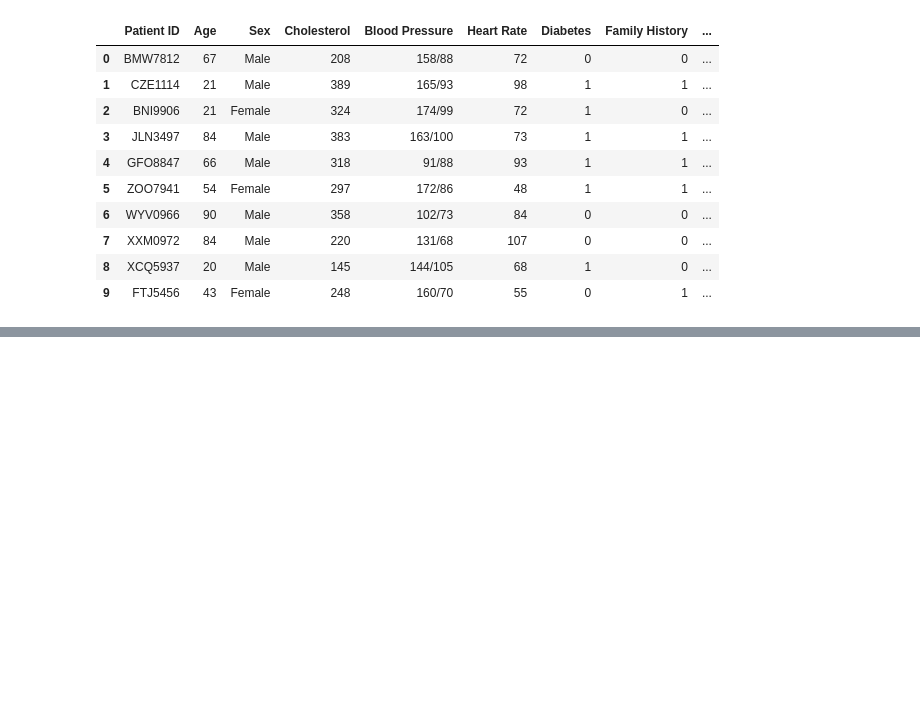
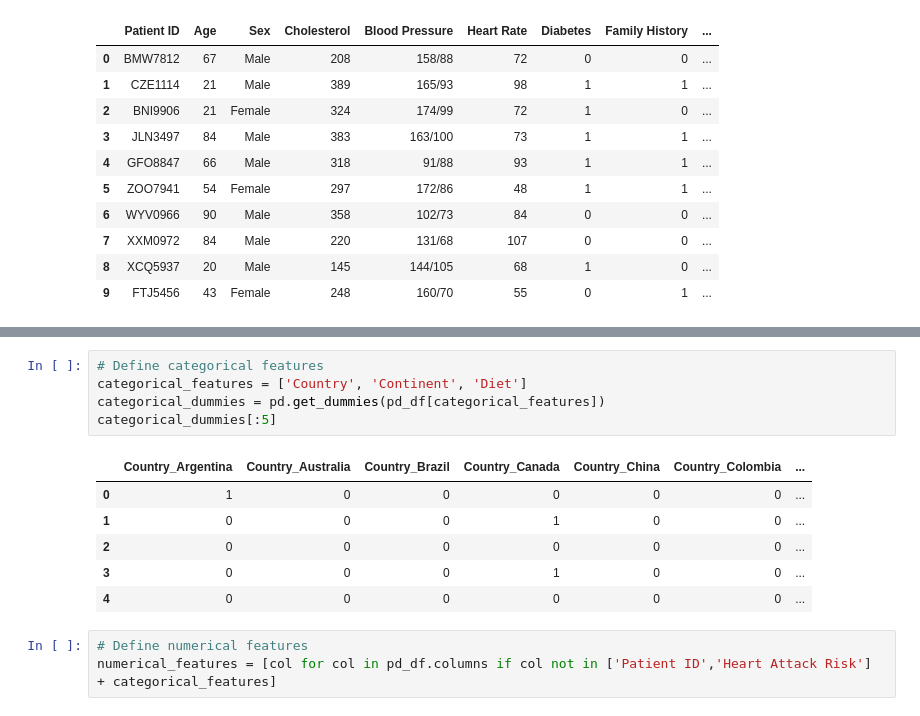
Before and after one commit to Arnawutu/Project4Group7, a Jupyter notebook: spark_test.ipynb, the cells around one changed output, grey strips where cells are left out. Cells and saved outputs as stored; diff of their text form; blank space fills up the shorter version.

```diff
--- a/spark_test.ipynb
+++ b/spark_test.ipynb
@@ -102,0 +184,15 @@ pd_df.head(10)
+# %%
+# Define categorical features
+categorical_features = ['Country', 'Continent', 'Diet']
+categorical_dummies = pd.get_dummies(pd_df[categorical_features])
+categorical_dummies[:5]
+# %% [output]
+|  | Country_Argentina | Country_Australia | Country_Brazil | Country_Canada | Country_China | Country_Colombia | ... |
+| 0 | 1 | 0 | 0 | 0 | 0 | 0 | ... |
+| 1 | 0 | 0 | 0 | 1 | 0 | 0 | ... |
+| 2 | 0 | 0 | 0 | 0 | 0 | 0 | ... |
+| 3 | 0 | 0 | 0 | 1 | 0 | 0 | ... |
+| 4 | 0 | 0 | 0 | 0 | 0 | 0 | ... |
+# %%
+# Define numerical features
+numerical_features = [col for col in pd_df.columns if col not in ['Patient ID','Heart Attack Risk'] + categorical_features]
```
Also changed, not shown: parts of 10 cells of this notebook, 1 other file.
